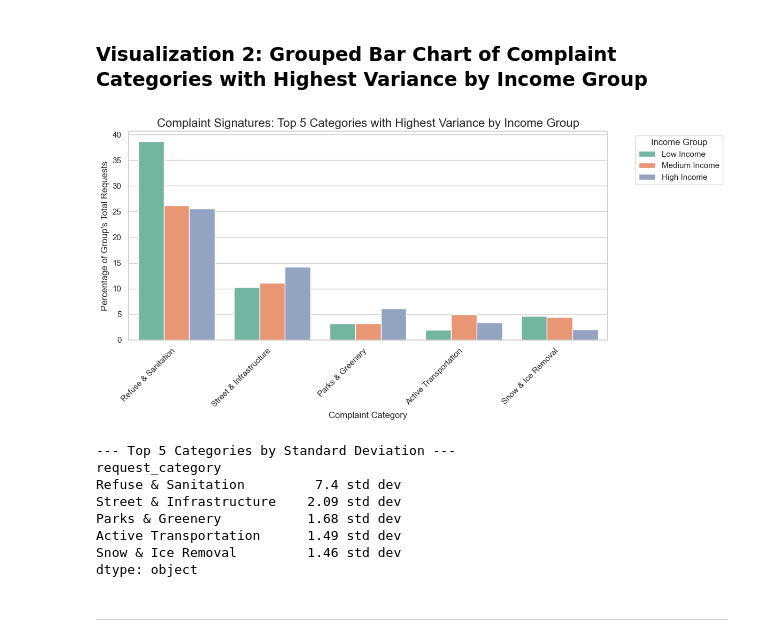
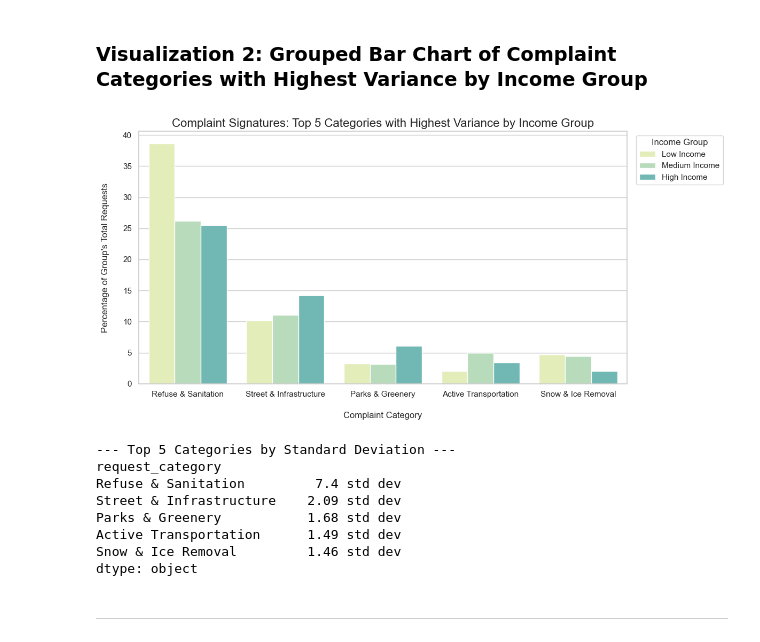
Before and after one commit to npisar/SI313-homework, a Jupyter notebook: final project/pisarczyk_final-project_progress-report_si313.ipynb, the cells around one changed output. Saved outputs shown, nothing was run; the diff lists cells and outputs as text; code cells hidden in the pictures.

```diff
--- a/final project/pisarczyk_final-project_progress-report_si313.ipynb
+++ b/final project/pisarczyk_final-project_progress-report_si313.ipynb
@@ -753,6 +754,7 @@ Top 5 Most Different Variables
 # %%
 # theme
 sns.set_theme(style="whitegrid")
+sns.set_palette("YlGnBu")
 # %% [markdown]
 ### **Visualization 1: Heatmap of Complaint Signatures by Income Group**
 # %%
@@ -770,25 +771,24 @@ plt.show()
 # %%
 plt.figure(figsize=(12, 6))
 sns.barplot(
     data=freq_top5_std_melted,
     x='request_category',
     y='percentage',
     hue='income_group',
-    palette="Set2"
 )
 plt.title("Complaint Signatures: Top 5 Categories with Highest Variance by Income Group", fontsize=16)
-plt.xlabel("Complaint Category", fontsize=12)
-plt.ylabel("Percentage of Group's Total Requests", fontsize=12)
-plt.xticks(rotation=45, ha='right')
-plt.legend(title='Income Group', bbox_to_anchor=(1.05, 1), loc='upper left')
+plt.xlabel("Complaint Category", fontsize=12, labelpad=18)
+plt.ylabel("Percentage of Group's Total Requests", fontsize=12, labelpad=18)
+plt.xticks(rotation=0, ha='center')
+plt.legend(title='Income Group', bbox_to_anchor=(1.01, 1), loc='upper left')
 plt.tight_layout()
 plt.show()
 
 # Print the standard deviations
 print("--- Top 5 Categories by Standard Deviation ---")
 print(category_std.nlargest(5).round(2).astype(str) + " std dev")
 # %% [output]
-[figure, old version]
+[figure, new version]
 --- Top 5 Categories by Standard Deviation ---
 request_category
 Refuse & Sanitation         7.4 std dev
```
Also changed, not shown: parts of 7 cells of this notebook.
